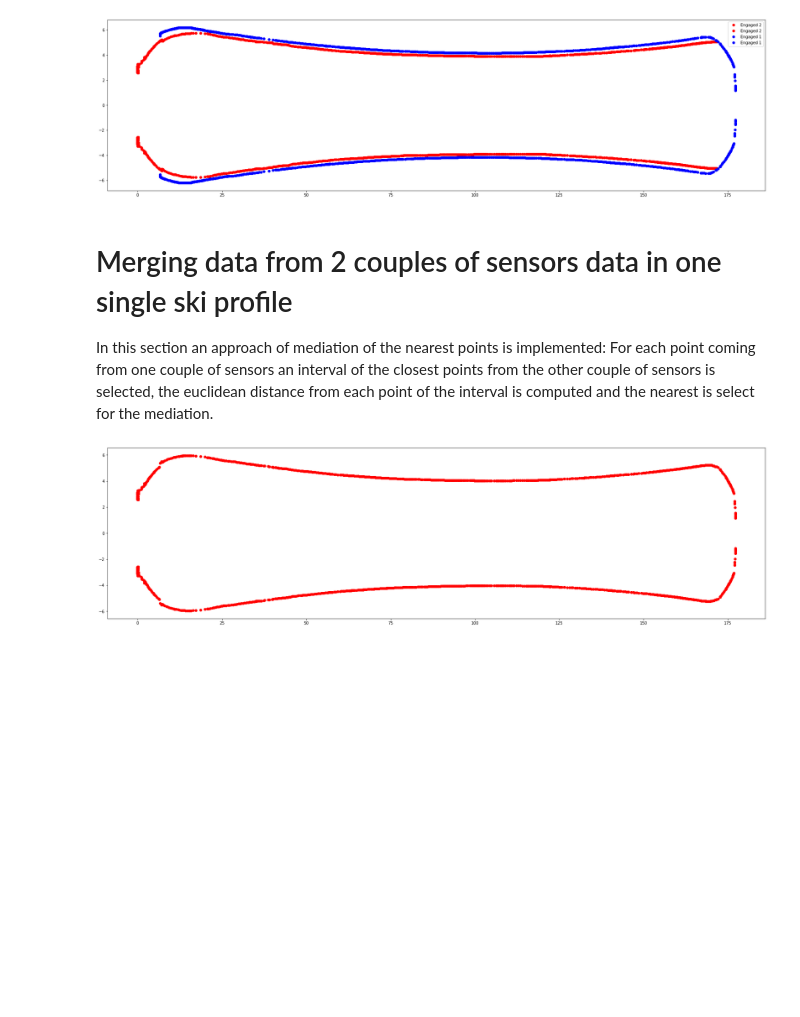
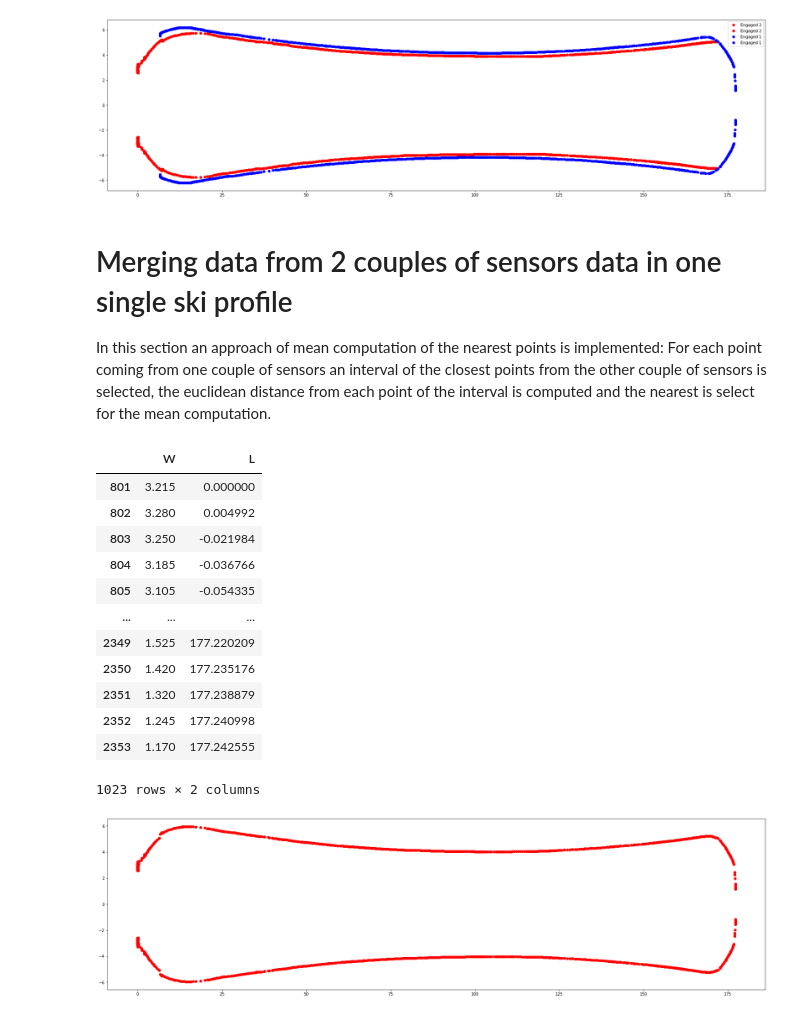
Before and after one commit to raphaFanti/skiScanner-DataLogger, a Jupyter notebook: Post processing/Reading and merging test data.ipynb, the cells around one changed output. Drawn from its saved outputs; the diff is of its cells as text; code cells hidden in the pictures; blank space fills up the shorter version.

Commit message:
Reading testing data and csv to dxf converter with simple data acquired manually

```diff
--- a/Post processing/Reading and merging test data.ipynb
+++ b/Post processing/Reading and merging test data.ipynb
@@ -221,24 +221,18 @@ df = df.dropna(axis=0, how='all')
 # %% [markdown]
 # Merging data from 2 couples of sensors data in one single ski profile
 
-In this section an approach of mediation of the nearest points is implemented:
-For each point coming from one couple of sensors an interval of the closest points from the other couple of sensors is selected, the euclidean distance from each point of the interval is computed and the nearest is select for the mediation.
+In this section an approach of mean computation of the nearest points is implemented:
+For each point coming from one couple of sensors an interval of the closest points from the other couple of sensors is selected, the euclidean distance from each point of the interval is computed and the nearest is select for the mean computation.
 # %%
 # Start iterating the secondly engaged sensors: when I get closed to firstly engaged sensor I start mediating
-start_L1 = df['L1'].min()
-start_L1_index = df['L1'].idxmin()
-start_L2 = df['L2'].min()
-start_L2_index = df['L2'].idxmin()
-end_L1 = df['L1'].max()
-end_L2 = df['L2'].max()
-delta = 5
-k = 0
+start_L2 = df['L2'].min() #After all sensors are engaged the merging should begin (Start_L2 represents the starting moment)
+delta = 5 #Maximum distance from the current point included in the interval of the closest points
 
 ski_profile = pd.DataFrame(columns=['W','L'])
 
-for i in range(1,len(df['L1'])):
+for i in range(1,len(df['L1'])): #iterate the secondly-engaged sensors data
 
-    if (df['L1'].iloc[i] < start_L2):
+    if (df['L1'].iloc[i] < start_L2): #at the beginning no merging is needed: save all data points in ski profile
         df_temp = pd.DataFrame(df[['W1','L1']].iloc[i]).transpose()
         df_temp = df_temp.rename(columns={"W1": "W", "L1": "L"})
         ski_profile = ski_profile.append(df_temp)
@@ -247,9 +241,9 @@ for i in range(1,len(df['L1'])):
 
         #find closest value of firstly engaged sensors
         close_interval = df[['W2','L2']][abs(df['L1'].iloc[i]-df['L2']) < delta]
-        min_dist = 1000
-        closest_value = []
-        for j in range(1,len(close_interval)):
+        min_dist = 1000 #initialise the minimum distance to a very high value
+        closest_value = [] #initialise a variable to save the closest point among the points in the interval
+        for j in range(1,len(close_interval)): #iterate over the selected interval
             a = df[['W1','L1']].iloc[i].to_numpy()
             b = close_interval.iloc[j].to_numpy()
             dist = np.linalg.norm(a-b)
@@ -259,7 +253,6 @@ for i in range(1,len(df['L1'])):
                 closest_value = closest_value.rename(columns={"W2": "W", "L2": "L"})
                 curr_point = pd.DataFrame(df[['W1','L1']].iloc[i]).transpose()
         curr_point = curr_point.rename(columns={"W1": "W", "L1": "L"})
-        mean_point = pd.DataFrame(curr_point.append(closest_value).mean()).transpose()
-        ski_profile = ski_profile.append(mean_point)
-        k += 1
+        mean_point = pd.DataFrame(curr_point.append(closest_value).mean()).transpose() #compute the mean between two the closest value and the current value
+        ski_profile = ski_profile.append(mean_point) #save mean in ski profile
 # %%
@@ -267,6 +261,22 @@ for i in range(1,len(df['L1'])):
 tail = df[['W2','L2']][df['L2']> df['L1'].dropna(axis=0, how='all').iloc[-1]]
 tail = tail.rename(columns={"W2": "W", "L2": "L"})
 ski_profile = ski_profile.append(tail)
+# %%
+ski_profile
+# %% [output]
+|  | W | L |
+| 801 | 3.215 | 0.000000 |
+| 802 | 3.280 | 0.004992 |
+| 803 | 3.250 | -0.021984 |
+| 804 | 3.185 | -0.036766 |
+| 805 | 3.105 | -0.054335 |
+| ... | ... | ... |
+| 2349 | 1.525 | 177.220209 |
+| 2350 | 1.420 | 177.235176 |
+| 2351 | 1.320 | 177.238879 |
+| 2352 | 1.245 | 177.240998 |
+| 2353 | 1.170 | 177.242555 |
+1023 rows × 2 columns
 # %%
 # Plot two sides of the ski
 
```
Also changed, not shown: parts of 2 cells of this notebook, 1 other file.
